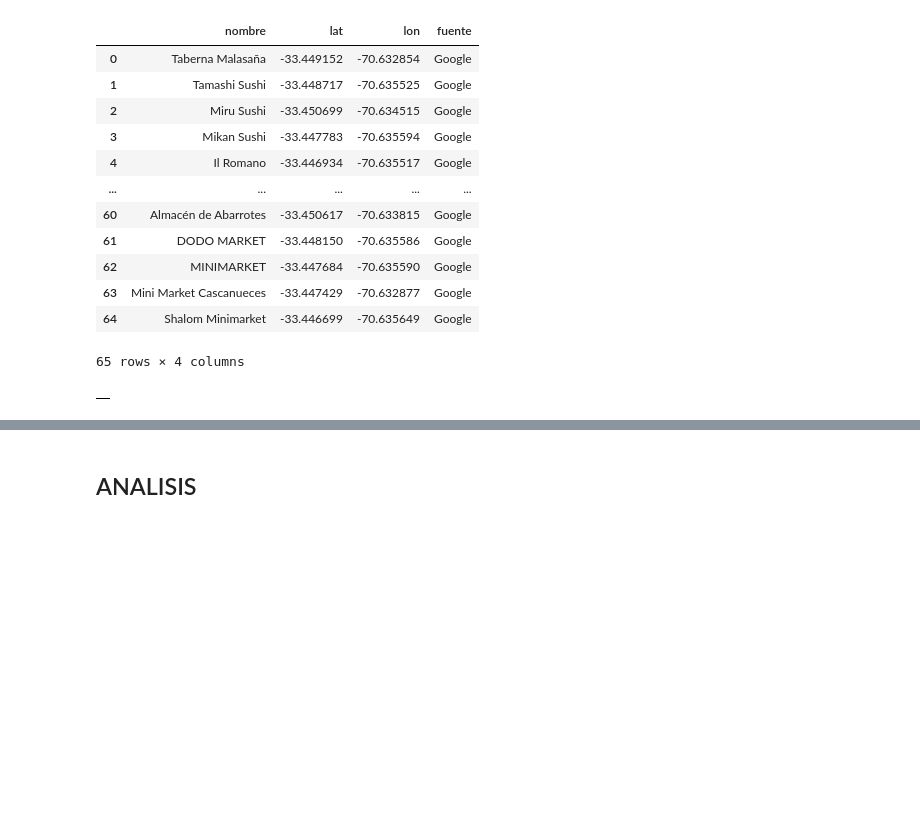
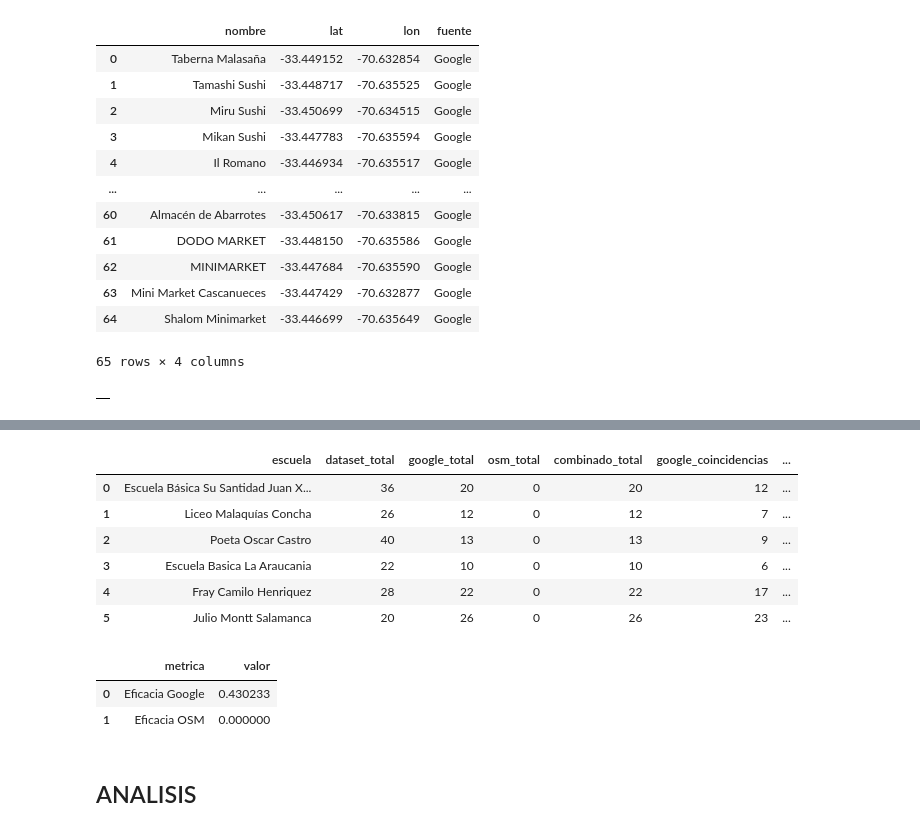
Before and after one commit to benjaminbuzeta10/Avance_proyectoNutricion, a Jupyter notebook: NotebookAnalisisDeDatos_Avance1.ipynb, the cells around one changed output, grey strips where cells are left out. Saved outputs shown, nothing was run; the diff lists cells and outputs as text; code cells hidden in the pictures; blank space fills up the shorter version.

```diff
--- a/NotebookAnalisisDeDatos_Avance1.ipynb
+++ b/NotebookAnalisisDeDatos_Avance1.ipynb
@@ -334,0 +404,9 @@ display(df_osm)
+# %%
+# Establecimientos del dataset dentro de un radio en metros
+
+def establecimientos_dataset_cerca(lat, lon, radio=400):
+    distancias = establecimientos_validos.apply(
+        lambda fila: haversine(lat, lon, fila['lat_real'], fila['lon_real']) * 1000,
+        axis=1
+    )
+    return establecimientos_validos[distancias <= radio]
@@ -334,0 +489,7 @@ display(df_osm)
+# %%
+resumen_comparacion = []
+for escuela, coord in coordenadas_escuelas.items():
+    lat, lon = coord
+    resultado = comparar_apis_con_dataset(lat, lon, radio=400)
+    resultado['escuela'] = escuela
+    resumen_comparacion.append(resultado)
@@ -335,3 +514,40 @@ display(df_osm)
+# %%
+resumen_df = pd.DataFrame(resumen_comparacion)
+resumen_df = resumen_df[
+    ['escuela', 'dataset_total', 'google_total', 'osm_total', 'combinado_total',
+     'google_coincidencias', 'osm_coincidencias', 'combinado_coincidencias',
+     'google_eficiencia', 'osm_eficiencia', 'combinado_eficiencia']
+]
+
+display(resumen_df)
+
+# Metricas globales de eficacia para todo el conjunto de escuelas
+suma_total = resumen_df['dataset_total'].sum()
+suma_google_coinc = resumen_df['google_coincidencias'].sum()
+suma_osm_coinc = resumen_df['osm_coincidencias'].sum()
+
+global_metrics = {
+    'metrica': ['Eficacia Google', 'Eficacia OSM'],
+    'valor': [
+        suma_google_coinc / suma_total if suma_total else None,
+        suma_osm_coinc / suma_total if suma_total else None
+    ]
+}
+
+global_metrics_df = pd.DataFrame(global_metrics)
+
+display(global_metrics_df)
+# %% [output]
+|  | escuela | dataset_total | google_total | osm_total | combinado_total | google_coincidencias | ... |
+| 0 | Escuela Básica Su Santidad Juan X... | 36 | 20 | 0 | 20 | 12 | ... |
+| 1 | Liceo Malaquías Concha | 26 | 12 | 0 | 12 | 7 | ... |
+| 2 | Poeta Oscar Castro | 40 | 13 | 0 | 13 | 9 | ... |
+| 3 | Escuela Basica La Araucania | 22 | 10 | 0 | 10 | 6 | ... |
+| 4 | Fray Camilo Henriquez | 28 | 22 | 0 | 22 | 17 | ... |
+| 5 | Julio Montt Salamanca | 20 | 26 | 0 | 26 | 23 | ... |
+|  | metrica | valor |
+| 0 | Eficacia Google | 0.430233 |
+| 1 | Eficacia OSM | 0.000000 |
 # %% [markdown]
 ## ANALISIS
 # %%
```
Also changed, not shown: parts of 14 cells of this notebook, 1 other file.
